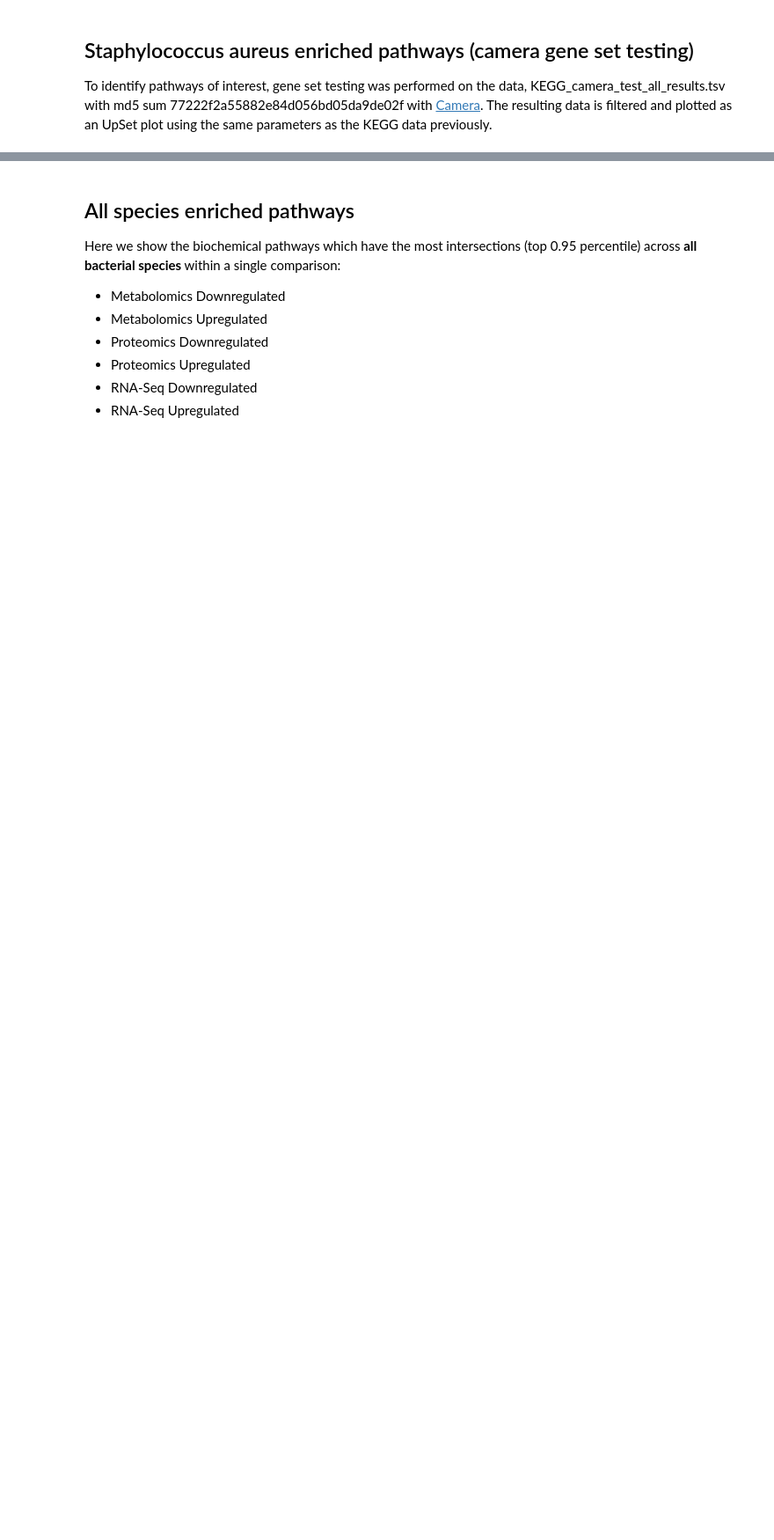
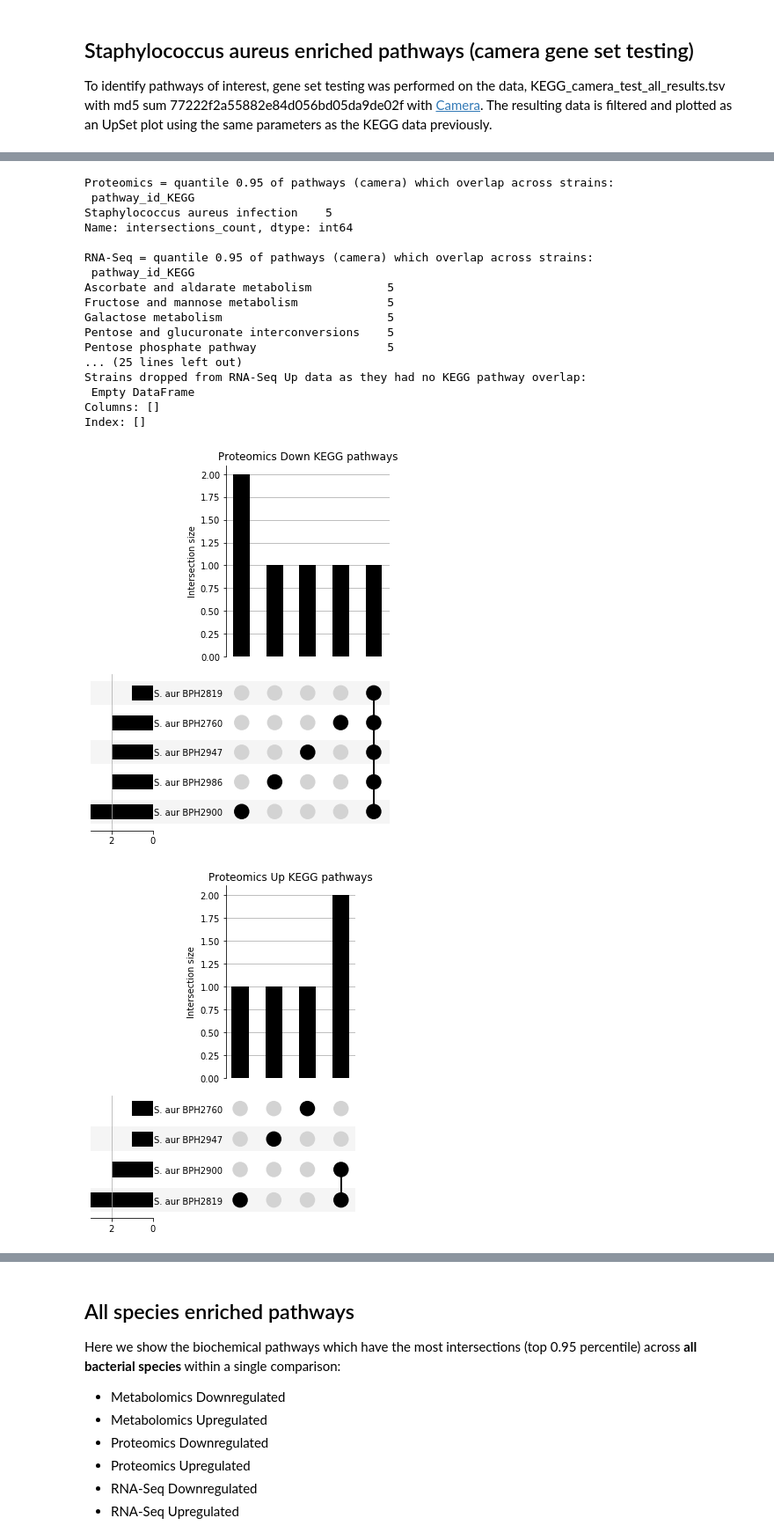
Before and after one commit to tyronechen/bpa_sepsis_visualisations, a Jupyter notebook: src/Multiomics_Visualisation.ipynb, the cells around one changed output, grey strips where cells are left out. Shown at 88% size. Cells and saved outputs as stored; diff of their text form; code cells hidden in the pictures; blank space fills up the shorter version.

```diff
--- a/src/Multiomics_Visualisation.ipynb
+++ b/src/Multiomics_Visualisation.ipynb
@@ -355,26 +501,13 @@ For ***Staphylococcus aureus***, we need to list the pathways found to be enrich
 
 The next section will show this information for **all bacterial strains**.
 # %%
-# helper function to automate extraction of desired quantile values
-def extract_pathway_by_intersections(data, quantile=0.95):
-    """
-    Take dataframe, filtering criteria, and return pathways of interest
-    """
-    data = from_contents(data.to_dict()["kegg_pathway_name"]).reset_index().set_index(["id"]).astype(int)
-    data["intersections_count"] = data.sum(axis=1)
-    assert type(quantile) is float or type(quantile) is int, "Please input a value in the range of [0,1]"
-    data = data[data["intersections_count"] >= data["intersections_count"].quantile(quantile)]
-    data = pandas.DataFrame(data["intersections_count"]).reset_index()
-    data.columns.values[0] = "pathway_id_KEGG"
-    return data.set_index("pathway_id_KEGG")
-
 quantile = 0.95
 most_intersections_omics = list()
 most_intersections_omics_direction = list()
 for name, path in s_aureus:
     most_intersections_omics.append((name, extract_pathway_by_intersections(path, quantile)))
 for name, path in s_aureus_direction:
-    most_intersections_omics.append((name, extract_pathway_by_intersections(path, quantile)))
+    most_intersections_omics_direction.append((name, extract_pathway_by_intersections(path, quantile)))
 
 # export tsv files of pathways:quantity of intersections across strains
 outfile_path = "../results/"
@@ -538,0 +542,30 @@ Name: intersections_count, dtype: int64
+# %%
+s_aureus_camera = reformat_data_for_upsetplot(camera_omics_kegg[camera_omics_kegg["Species"] == "Staphylococcus aureus"], "Type_of_Experiment")
+make_upsetplot(s_aureus_camera)
+
+quantile = 0.95
+most_intersections = list()
+for name, path in s_aureus_camera:
+    most_intersections.append((name, extract_pathway_by_intersections(path, quantile)))
+
+# export tsv files of pathways:quantity of intersections across strains
+for name, path in most_intersections:
+    print(name, "= quantile", quantile ,"of pathways (camera) which overlap across strains:\n", path["intersections_count"], "\n")
+    path.to_csv("_".join([outfile_path + "S_aureus_camera", "_".join(name.split(" ")), "quantile", str(quantile), "and_above.csv"]), sep="\t")
+
+s_aureus_camera_direction = reformat_data_for_upsetplot(camera_omics_kegg_direction[camera_omics_kegg_direction["Species"] == "Staphylococcus aureus"], "Type_of_Experiment_Direction")
+make_upsetplot(s_aureus_camera_direction)
+
+most_intersections_direction = list()
+for name, path in s_aureus_camera_direction:
+    most_intersections_direction.append((name, extract_pathway_by_intersections(path, quantile)))
+
+# export tsv files of pathways:quantity of intersections across strains
+for name, path in most_intersections_direction:
+    print(name, "= quantile", quantile ,"of pathways (camera) which overlap across strains:\n", path["intersections_count"], "\n")
+    path.to_csv("_".join([outfile_path + "S_aureus_camera", "_".join(name.split(" ")), "quantile", str(quantile), "and_above.csv"]), sep="\t")
+
+# inspect data to investigate why metabolomics data no longer exist
+# it looks like no S aureus data made it through the desired filter
+camera_omics_kegg[camera_omics_kegg["Type_of_Experiment"] == "Metabolomics"]
+# %% [output]
@@ -538,0 +586,19 @@ Name: intersections_count, dtype: int64
+Proteomics = quantile 0.95 of pathways (camera) which overlap across strains:
+ pathway_id_KEGG
+Staphylococcus aureus infection    5
+Name: intersections_count, dtype: int64
+
+RNA-Seq = quantile 0.95 of pathways (camera) which overlap across strains:
+ pathway_id_KEGG
+Ascorbate and aldarate metabolism           5
+Fructose and mannose metabolism             5
+Galactose metabolism                        5
+Pentose and glucuronate interconversions    5
+Pentose phosphate pathway                   5
+... (25 lines left out)
+Strains dropped from RNA-Seq Up data as they had no KEGG pathway overlap:
+ Empty DataFrame
+Columns: []
+Index: []
+[figure, added]
+[figure, added]
```
Also changed, not shown: parts of 17 cells of this notebook, 14 other files.
